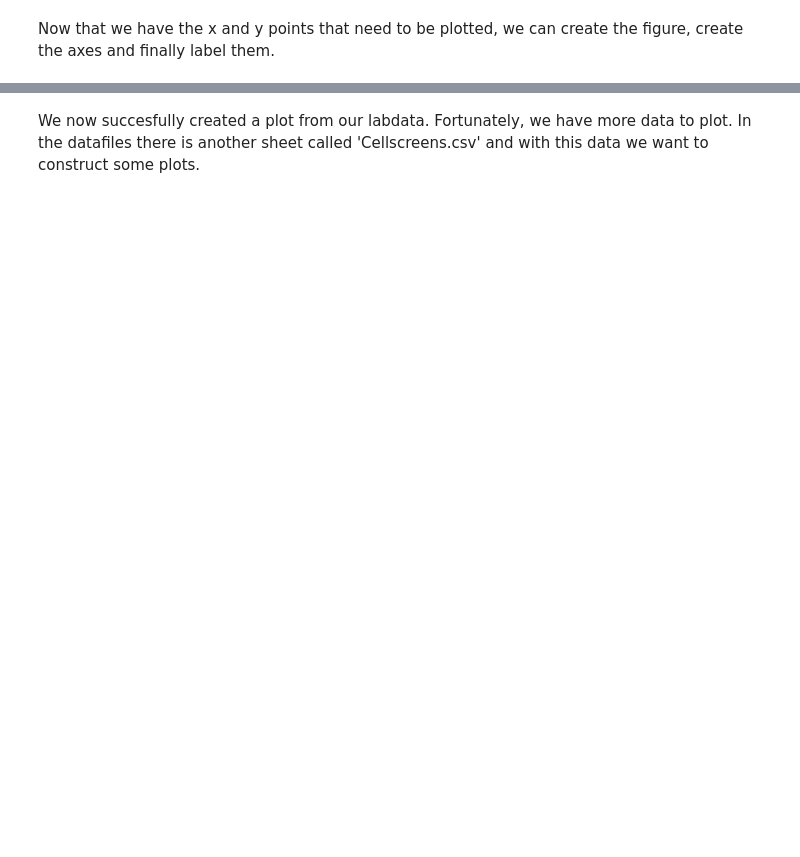
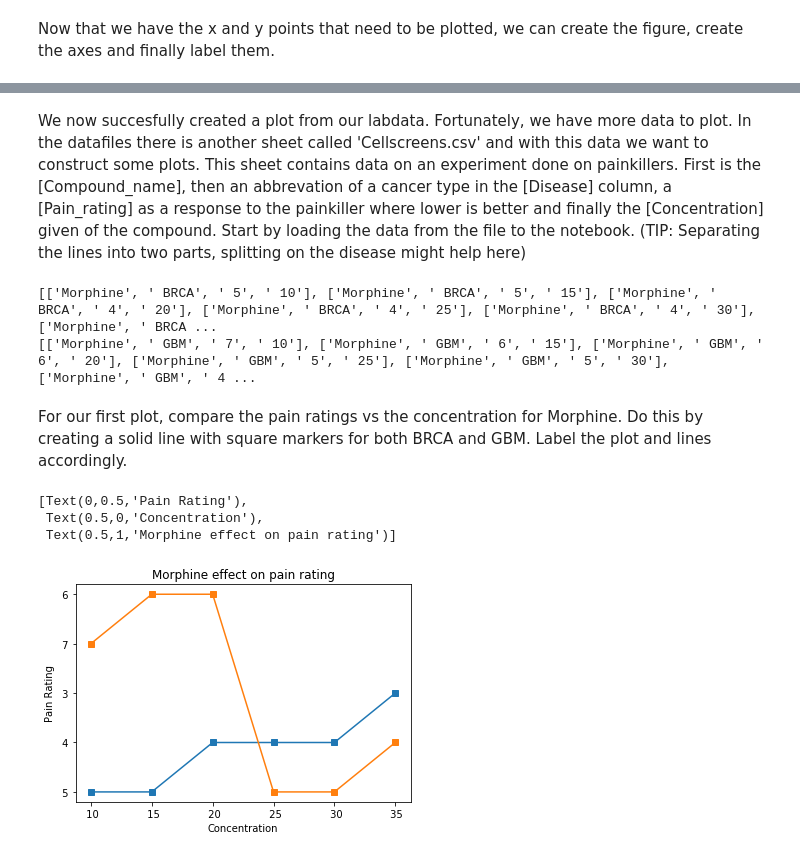
Before and after one commit to lacdr-tox/basic-programming-in-drug-discovery, a Jupyter notebook: python/exercises/labplotting.ipynb, the cells around one changed output, grey strips where cells are left out. Drawn from its saved outputs; the diff is of its cells as text; code cells hidden in the pictures; blank space fills up the shorter version.

Commit message:
For now, includes the answer, needs to be split at the end. Added exercise

```diff
--- a/python/exercises/labplotting.ipynb
+++ b/python/exercises/labplotting.ipynb
@@ -16,6 +16,7 @@ Next we have to import our data into the notebook. Our data is in a Comma Separa
 # %%
 with open('datafiles/labresults.csv', 'r') as file:
     reader = csv.reader(file)
+    header_line = next(reader) #store the header into a separate file
     results_list = list(reader)
     print(results_list)
 # %% [output]
@@ -44,2 +51,36 @@ ax.set(title='Labresults plot',xlabel='Concentration',ylabel='Counts')
 # %% [markdown]
-We now succesfully created a plot from our labdata. Fortunately, we have more data to plot. In the datafiles there is another sheet called 'Cellscreens.csv' and with this data we want to construct some plots.
+We now succesfully created a plot from our labdata. Fortunately, we have more data to plot. In the datafiles there is another sheet called 'Cellscreens.csv' and with this data we want to construct some plots. This sheet contains data on an experiment done on painkillers. First is the [Compound_name], then an abbrevation of a cancer type in the [Disease] column, a [Pain_rating] as a response to the painkiller where lower is better and finally the [Concentration] given of the compound.
+Start by loading the data from the file to the notebook. (TIP: Separating the lines into two parts, splitting on the disease might help here)
+# %%
+with open('datafiles/Cellscreens.csv', 'r') as f:
+    reader = csv.reader(f)
+    header = next(reader) #store the header into a separate file
+    cell_list = list(reader)
+    cell_BRCA_list = cell_list[:36]
+    cell_GBM_list = cell_list[36:]
+    print(cell_BRCA_list)
+    print(cell_GBM_list)
+# %% [output]
+[['Morphine', ' BRCA', ' 5', ' 10'], ['Morphine', ' BRCA', ' 5', ' 15'], ['Morphine', ' BRCA', ' 4', ' 20'], ['Morphine', ' BRCA', ' 4', ' 25'], ['Morphine', ' BRCA', ' 4', ' 30'], ['Morphine', ' BRCA ...
+[['Morphine', ' GBM', ' 7', ' 10'], ['Morphine', ' GBM', ' 6', ' 15'], ['Morphine', ' GBM', ' 6', ' 20'], ['Morphine', ' GBM', ' 5', ' 25'], ['Morphine', ' GBM', ' 5', ' 30'], ['Morphine', ' GBM', ' 4 ...
+# %% [markdown]
+For our first plot, compare the pain ratings vs the concentration for Morphine. Do this by creating a solid line with square markers for both BRCA and GBM. Label the plot and lines accordingly.
+# %%
+conc = []
+morphine_pr_brca = []
+morphine_pr_gbm = []
+for morphine in cell_BRCA_list[:6]:
+    conc.append(morphine[3])
+    morphine_pr_brca.append(morphine[2])
+for morphine in cell_GBM_list[:6]:
+    morphine_pr_gbm.append(morphine[2])
+ax = plt.gca()
+ax.plot(conc, morphine_pr_brca,'s-', label='BRCA')
+ax.plot(conc, morphine_pr_gbm,'s-', label='GBM')
+ax.legend()
+ax.set(title='Morphine effect on pain rating',xlabel='Concentration',ylabel='Pain Rating')
+# %% [output]
+[Text(0,0.5,'Pain Rating'),
+ Text(0.5,0,'Concentration'),
+ Text(0.5,1,'Morphine effect on pain rating')]
+[figure, added]
```
Also changed, not shown: parts of 3 cells of this notebook.
